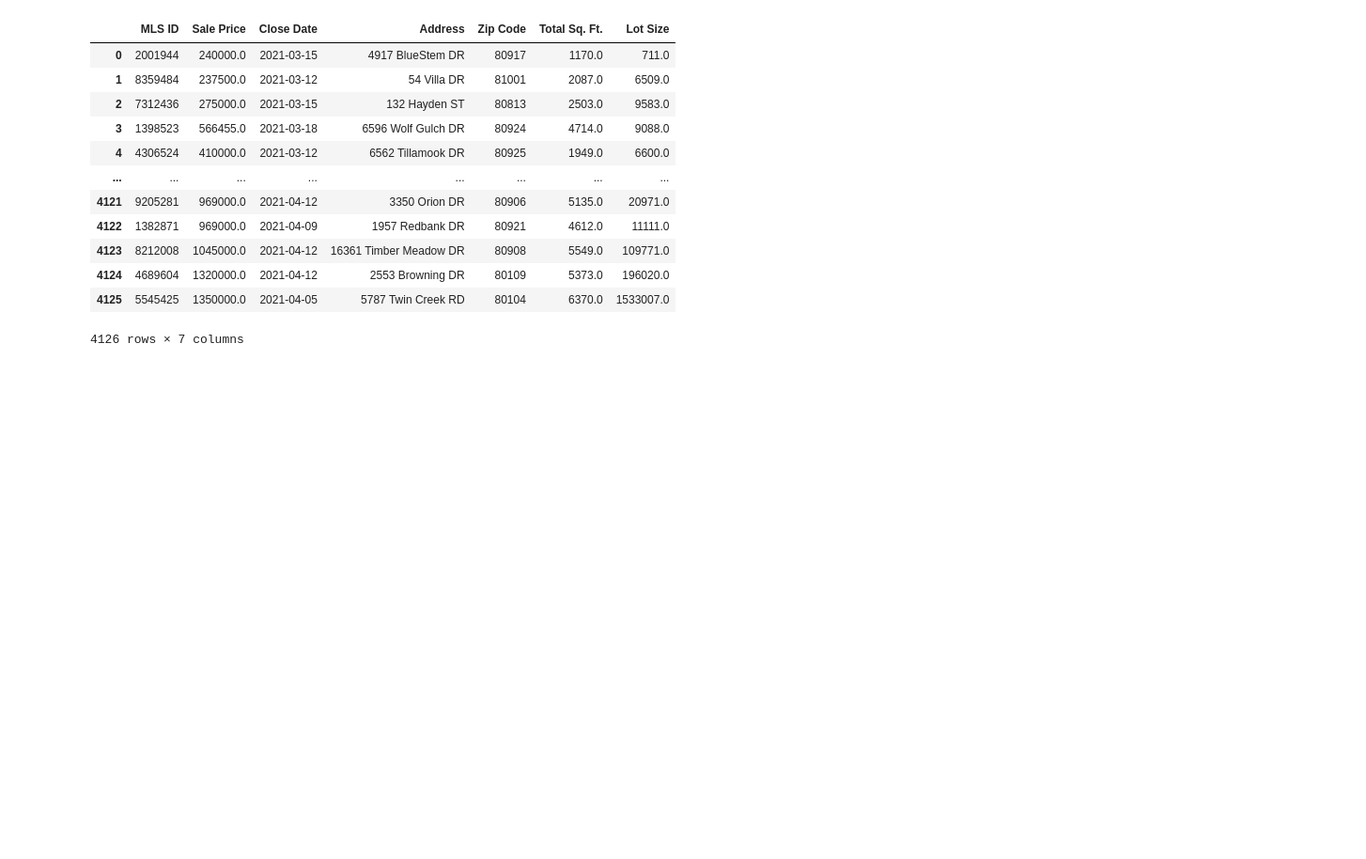
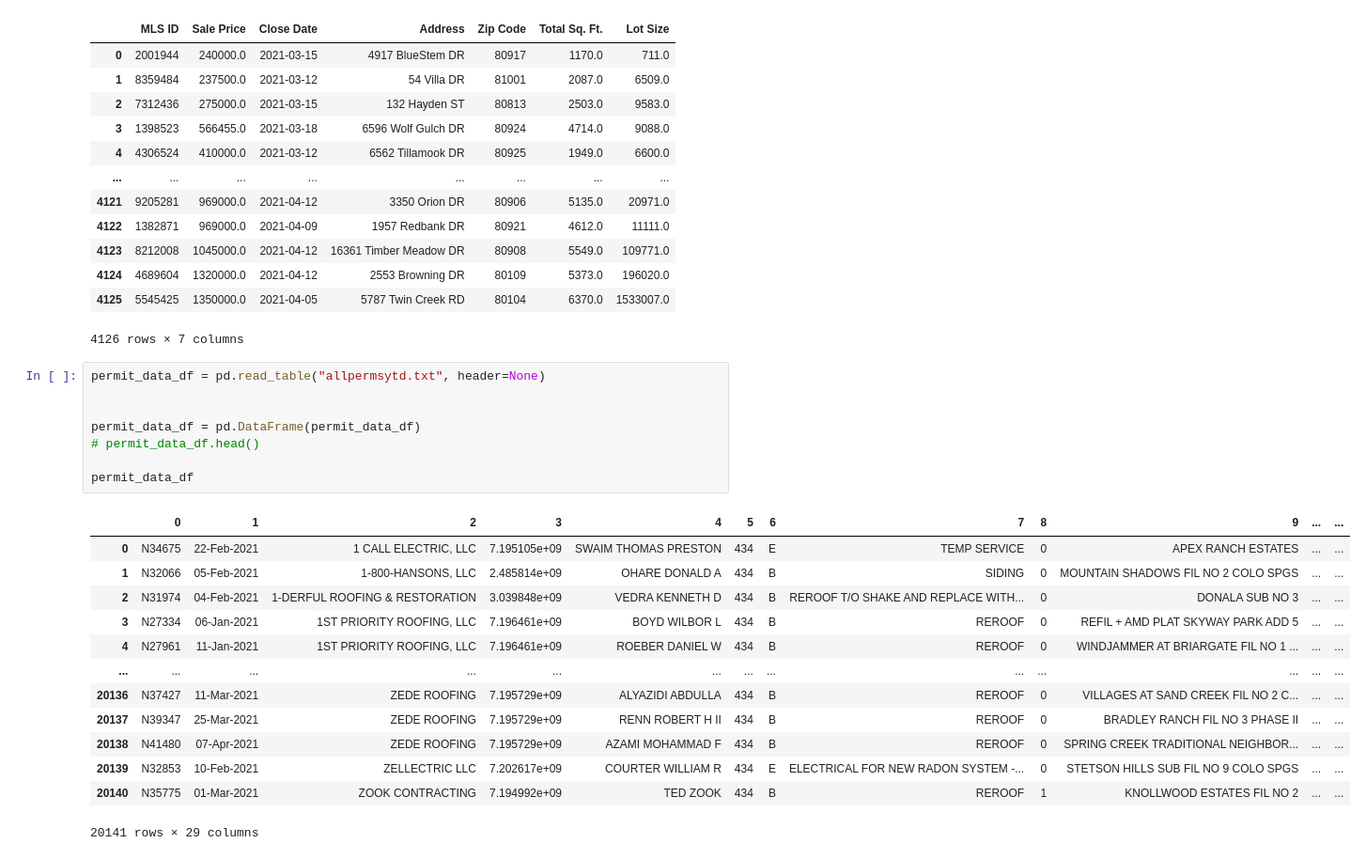
Before and after one commit to willserene/Housing_Analysis, a Jupyter notebook: Housing Sales Dataframe.ipynb, the cells around one changed output. Shown at 94% size. Saved outputs shown, nothing was run; the diff lists cells and outputs as text; blank space fills up the shorter version.

```diff
--- a/Housing Sales Dataframe.ipynb
+++ b/Housing Sales Dataframe.ipynb
@@ -160,3 +160,25 @@ pd.read_csv("sales.csv")
 | 4124 | 4689604 | 1320000.0 | 2021-04-12 | 2553 Browning DR | 80109 | 5373.0 | 196020.0 |
 | 4125 | 5545425 | 1350000.0 | 2021-04-05 | 5787 Twin Creek RD | 80104 | 6370.0 | 1533007.0 |
 4126 rows × 7 columns
+# %%
+permit_data_df = pd.read_table("allpermsytd.txt", header=None)
+
+
+permit_data_df = pd.DataFrame(permit_data_df)
+# permit_data_df.head()
+
+permit_data_df
+# %% [output]
+|  | 0 | 1 | 2 | 3 | 4 | 5 | 6 | 7 | 8 | 9 | ... | ... |
+| 0 | N34675 | 22-Feb-2021 | 1 CALL ELECTRIC, LLC | 7.195105e+09 | SWAIM THOMAS PRESTON | 434 | E | TEMP SERVICE | 0 | APEX RANCH ESTATES | ... | ... |
+| 1 | N32066 | 05-Feb-2021 | 1-800-HANSONS, LLC | 2.485814e+09 | OHARE DONALD A | 434 | B | SIDING | 0 | MOUNTAIN SHADOWS FIL NO 2 COLO SPGS | ... | ... |
+| 2 | N31974 | 04-Feb-2021 | 1-DERFUL ROOFING & RESTORATION | 3.039848e+09 | VEDRA KENNETH D | 434 | B | REROOF T/O SHAKE AND REPLACE WITH... | 0 | DONALA SUB NO 3 | ... | ... |
+| 3 | N27334 | 06-Jan-2021 | 1ST PRIORITY ROOFING, LLC | 7.196461e+09 | BOYD WILBOR L | 434 | B | REROOF | 0 | REFIL + AMD PLAT SKYWAY PARK ADD 5 | ... | ... |
+| 4 | N27961 | 11-Jan-2021 | 1ST PRIORITY ROOFING, LLC | 7.196461e+09 | ROEBER DANIEL W | 434 | B | REROOF | 0 | WINDJAMMER AT BRIARGATE FIL NO 1 ... | ... | ... |
+| ... | ... | ... | ... | ... | ... | ... | ... | ... | ... | ... | ... | ... |
+| 20136 | N37427 | 11-Mar-2021 | ZEDE ROOFING | 7.195729e+09 | ALYAZIDI ABDULLA | 434 | B | REROOF | 0 | VILLAGES AT SAND CREEK FIL NO 2 C... | ... | ... |
+| 20137 | N39347 | 25-Mar-2021 | ZEDE ROOFING | 7.195729e+09 | RENN ROBERT H II | 434 | B | REROOF | 0 | BRADLEY RANCH FIL NO 3 PHASE II | ... | ... |
+| 20138 | N41480 | 07-Apr-2021 | ZEDE ROOFING | 7.195729e+09 | AZAMI MOHAMMAD F | 434 | B | REROOF | 0 | SPRING CREEK TRADITIONAL NEIGHBOR... | ... | ... |
+| 20139 | N32853 | 10-Feb-2021 | ZELLECTRIC LLC | 7.202617e+09 | COURTER WILLIAM R | 434 | E | ELECTRICAL FOR NEW RADON SYSTEM -... | 0 | STETSON HILLS SUB FIL NO 9 COLO SPGS | ... | ... |
+| 20140 | N35775 | 01-Mar-2021 | ZOOK CONTRACTING | 7.194992e+09 | TED ZOOK | 434 | B | REROOF | 1 | KNOLLWOOD ESTATES FIL NO 2 | ... | ... |
+20141 rows × 29 columns
```
Also changed, not shown: parts of 4 cells of this notebook, 2 other files.
